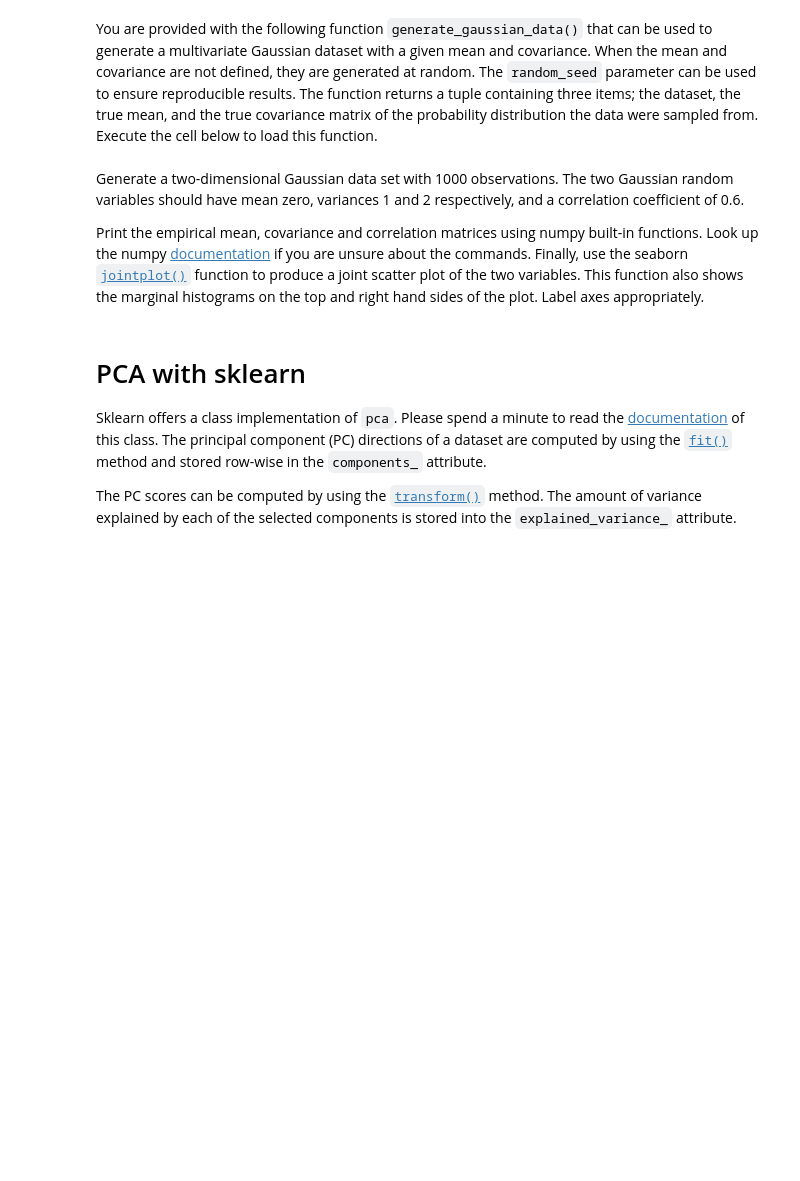
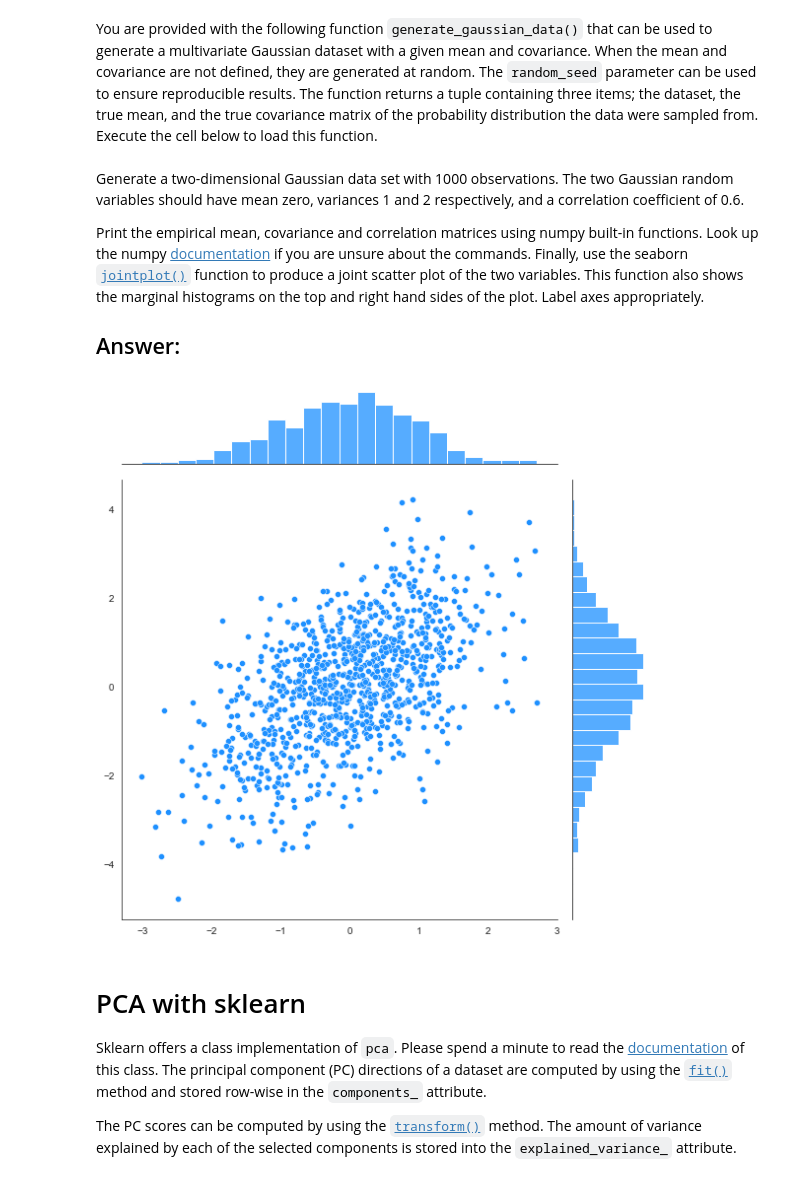
Before and after one commit to c-abbott/dme-2021, a Jupyter notebook: w2/02_Lab_2_Principal_component_analysis.ipynb, the cells around one changed output. Drawn from its saved outputs; the diff is of its cells as text; code cells hidden in the pictures; blank space fills up the shorter version.

```diff
--- a/w2/02_Lab_2_Principal_component_analysis.ipynb
+++ b/w2/02_Lab_2_Principal_component_analysis.ipynb
@@ -48,7 +55,8 @@ Covariance matrices are by definition [symmetric positive semi-definite](https:/
 The function  `generate_spsd_matrix()` generates a random symmetric positive semi-definite matrix. The `random_seed` parameter can be used to set the numpy random seed in order to ensure reproducible results. Appendix A.9 "Positive Semi-definite and Definite Matrices" in the lecture notes explains why this function produces positive semi-definite matrices.
 # %%
 def generate_spsd_matrix(d, random_seed=None):
-    """Reproducible random generation of symmetric
+    """
+    Reproducible random generation of symmetric
     positive semi-definite matrices.
 
     Parameters
@@ -63,7 +71,6 @@ def generate_spsd_matrix(d, random_seed=None):
     ----------
     A : ndarray, shape (n,n)
         Symmetric positive definite matrix.
-
     """
 
     if random_seed is not None:
@@ -212,0 +258,5 @@ Let's check that it works:
+# %%
+n = int(1e6); d = 3
+cov = generate_spsd_matrix(d, random_seed=24)
+mean = np.ones(d)
+X = sample_multivariate_normal_eig(mean, cov, n, random_seed=24)
@@ -218,7 +282,8 @@ Let's check that it works:
 You are provided with the following function `generate_gaussian_data()` that can be used to generate a multivariate Gaussian dataset with a given mean and covariance. When the mean and covariance are not defined, they are generated at random. The `random_seed` parameter can be used to ensure reproducible results. The function returns a tuple containing three items; the dataset, the true mean, and the true covariance matrix of the probability distribution the data were sampled from. Execute the cell below to load this function.
 # %%
 def generate_gaussian_data(n_samples, n_features=None, mu=None, cov=None, random_seed=None):
-    """Generates a multivariate gaussian dataset.
+    """
+    Generates a multivariate gaussian dataset.
 
     Parameters
     ----------
@@ -284,3 +349,5 @@ def generate_gaussian_data(n_samples, n_features=None, mu=None, cov=None, random
 Generate a two-dimensional Gaussian data set with 1000 observations. The two Gaussian random variables should have mean zero, variances 1 and 2 respectively, and a correlation coefficient of 0.6.
 
 Print the empirical mean, covariance and correlation matrices using numpy built-in functions. Look up the numpy [documentation](https://numpy.org/doc/) if you are unsure about the commands. Finally, use the seaborn [`jointplot()`](http://seaborn.pydata.org/generated/seaborn.jointplot.html) function to produce a joint scatter plot of the two variables. This function also shows the marginal histograms on the top and right hand sides of the plot. Label axes appropriately.
+
+## Answer:
@@ -289,3 +354,26 @@ Print the empirical mean, covariance and correlation matrices using numpy built-
+# %%
+# Generate covariance matrices with trace of
+mu = np.zeros((2,))
+v1 = 1
+v2 = 2
+rho = 0.6
+
+# Creating covariance matrix
+covar = np.sqrt(v1*v2)*rho
+cov = np.array([[v1, covar], [covar, v2]])
+
+# Generate Gaussian data
+x_2d, _, _ = generate_gaussian_data(n_samples=1000, n_features=2, mu=mu, cov=cov)
+
+# Plotting
+g = sns.jointplot(data=x_2d,
+                  x=x_2d[:,0],
+                  y=x_2d[:,1],
+                  color='dodgerblue',
+                  height=8
+                )
+# %% [output]
+[figure, added]
 # %% [markdown]
 # PCA with sklearn
 
```
Also changed, not shown: parts of 27 cells of this notebook.
